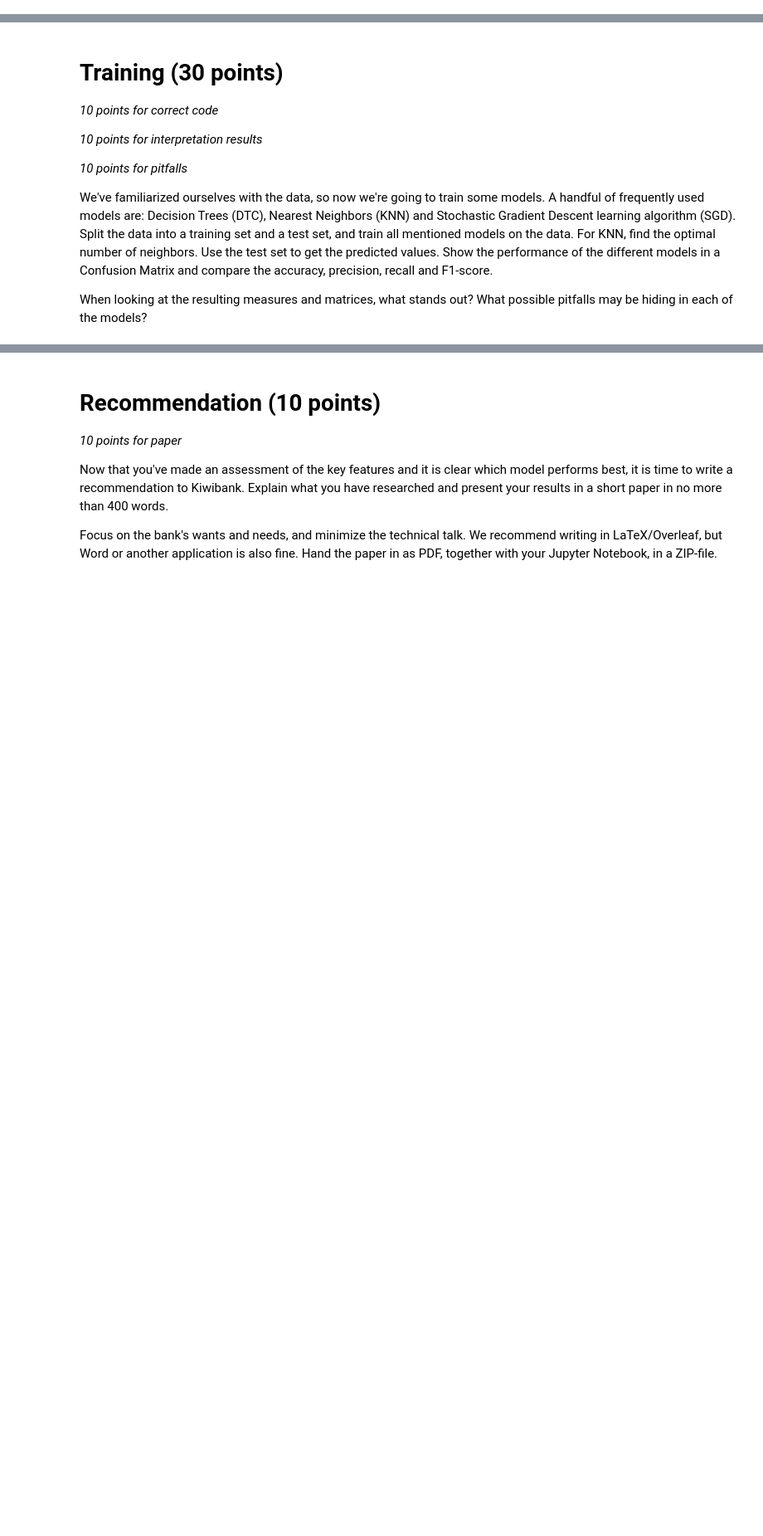
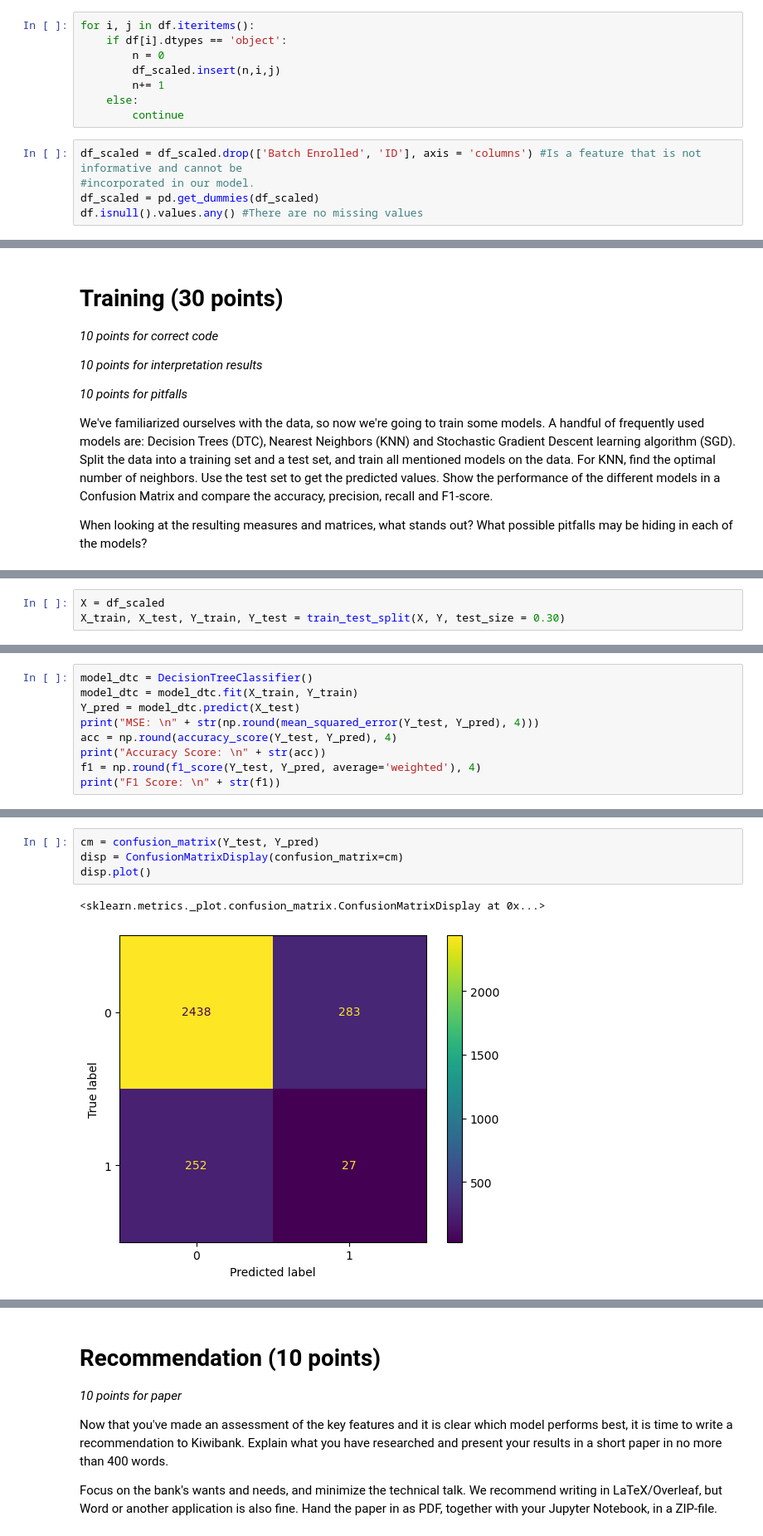
Before and after one commit to gua7/Finance, a Jupyter notebook: ML4F_2023_Assignment_1.ipynb, the cells around one changed output, grey strips where cells are left out. Shown: that part at 83% size. Drawn from its saved outputs; the diff is of its cells as text; blank space fills up the shorter version.

```diff
--- a/ML4F_2023_Assignment_1.ipynb
+++ b/ML4F_2023_Assignment_1.ipynb
@@ -123,0 +108,13 @@ df_scaled.tail()
+# %%
+for i, j in df.iteritems():
+    if df[i].dtypes == 'object':
+        n = 0
+        df_scaled.insert(n,i,j)
+        n+= 1
+    else:
+        continue
+# %%
+df_scaled = df_scaled.drop(['Batch Enrolled', 'ID'], axis = 'columns') #Is a feature that is not informative and cannot be
+#incorporated in our model.
+df_scaled = pd.get_dummies(df_scaled)
+df.isnull().values.any() #There are no missing values
@@ -139,0 +141,3 @@ When looking at the resulting measures and matrices, what stands out? What possi
+# %%
+X = df_scaled
+X_train, X_test, Y_train, Y_test = train_test_split(X, Y, test_size = 0.30)
@@ -139,0 +146,9 @@ When looking at the resulting measures and matrices, what stands out? What possi
+# %%
+model_dtc = DecisionTreeClassifier()
+model_dtc = model_dtc.fit(X_train, Y_train)
+Y_pred = model_dtc.predict(X_test)
+print("MSE: \n" + str(np.round(mean_squared_error(Y_test, Y_pred), 4)))
+acc = np.round(accuracy_score(Y_test, Y_pred), 4)
+print("Accuracy Score: \n" + str(acc))
+f1 = np.round(f1_score(Y_test, Y_pred, average='weighted'), 4)
+print("F1 Score: \n" + str(f1))
@@ -139,0 +162,7 @@ When looking at the resulting measures and matrices, what stands out? What possi
+# %%
+cm = confusion_matrix(Y_test, Y_pred)
+disp = ConfusionMatrixDisplay(confusion_matrix=cm)
+disp.plot()
+# %% [output]
+<sklearn.metrics._plot.confusion_matrix.ConfusionMatrixDisplay at 0x...>
+[figure, added]
```
Also changed, not shown: parts of 24 cells of this notebook.
